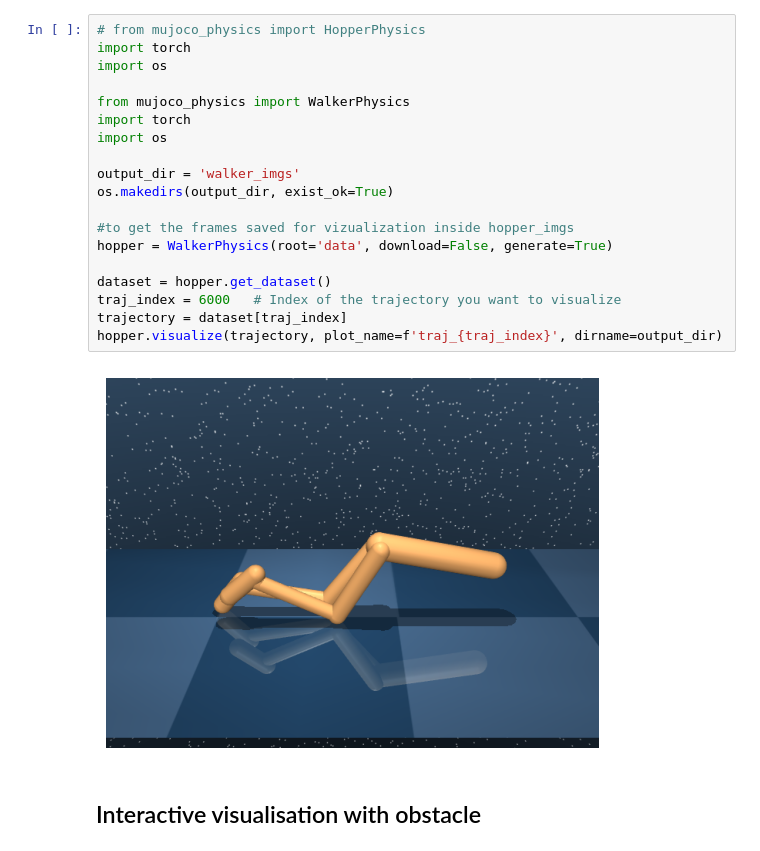
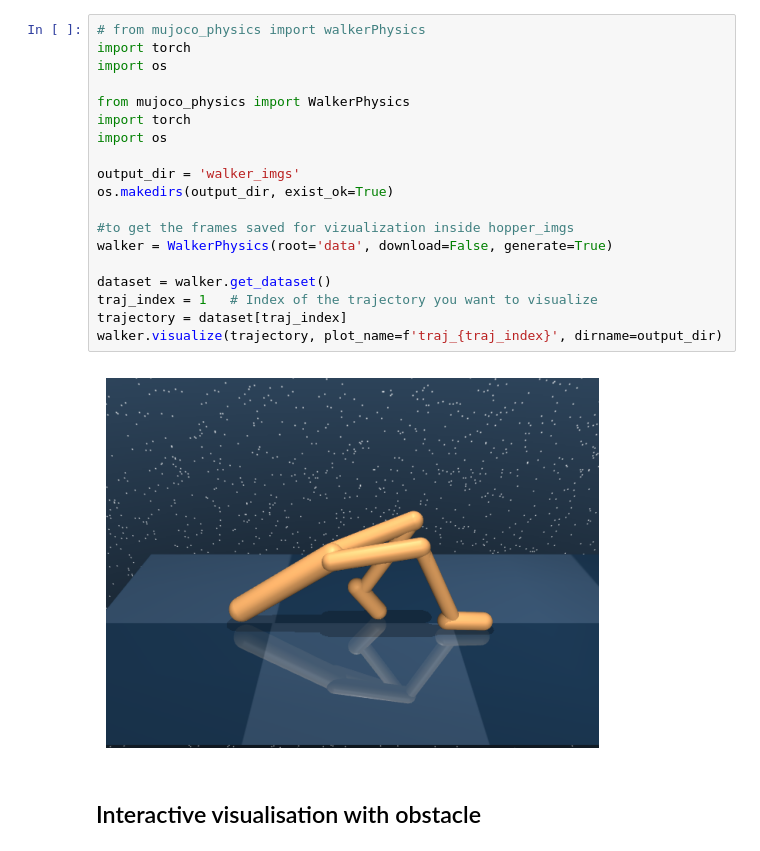
Before and after one commit to akucsd/Latent_ODE_ECE_228, a Jupyter notebook: generate_data.ipynb, the cells around one changed output. Drawn from its saved outputs; the diff is of its cells as text.

Commit message:
data_collection for walker

```diff
--- a/generate_data.ipynb
+++ b/generate_data.ipynb
@@ -1,24 +1,24 @@
 # %%
-# from mujoco_physics import HopperPhysics
+# from mujoco_physics import walkerPhysics
 import torch
 import os
 
 from mujoco_physics import WalkerPhysics
 import torch
 import os
 
 output_dir = 'walker_imgs'
 os.makedirs(output_dir, exist_ok=True)
 
 #to get the frames saved for vizualization inside hopper_imgs
-hopper = WalkerPhysics(root='data', download=False, generate=True)
+walker = WalkerPhysics(root='data', download=False, generate=True)
 
-dataset = hopper.get_dataset()
-traj_index = 6000   # Index of the trajectory you want to visualize
+dataset = walker.get_dataset()
+traj_index = 1   # Index of the trajectory you want to visualize
 trajectory = dataset[traj_index]
-hopper.visualize(trajectory, plot_name=f'traj_{traj_index}', dirname=output_dir)
+walker.visualize(trajectory, plot_name=f'traj_{traj_index}', dirname=output_dir)
 # %% [output]
-[figure, old version]
+[figure, new version]
 # %% [markdown]
 ## Interactive visualisation with obstacle
 # %%
```
Also changed, not shown: parts of 1 cell of this notebook, 1 other file.
